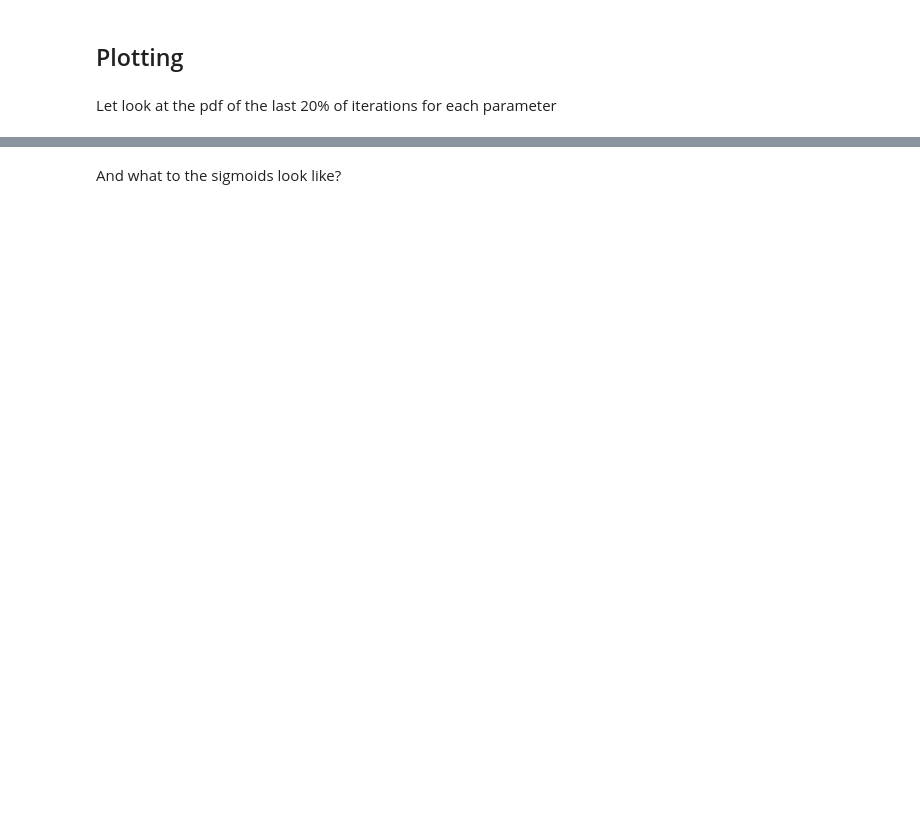
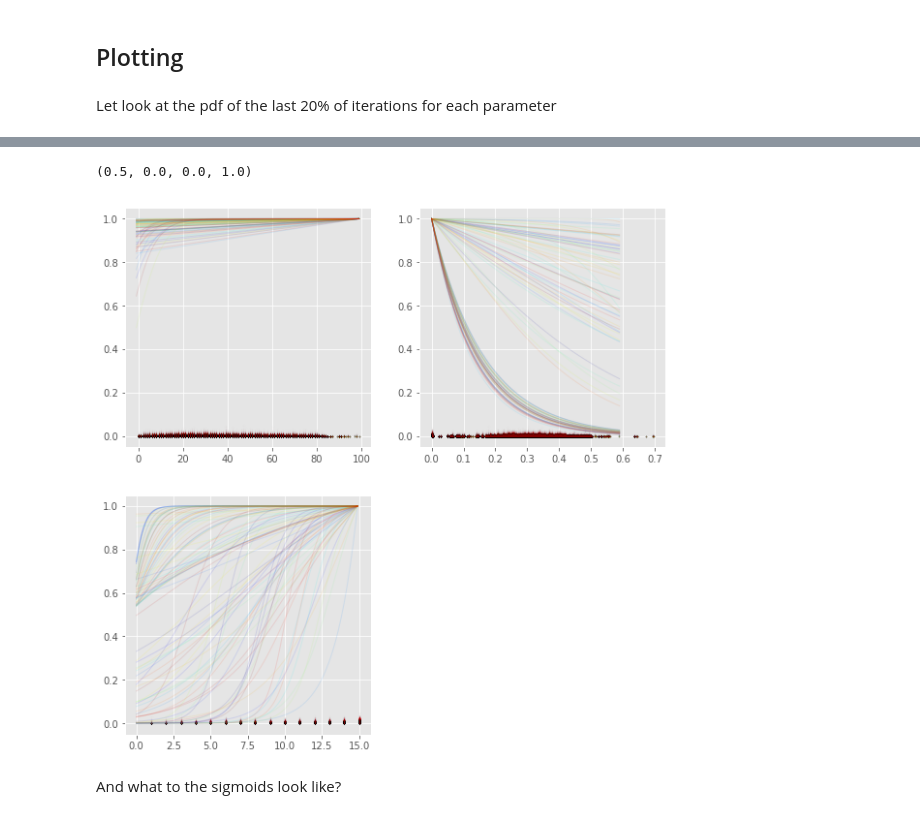
Before and after one commit to douglask3/fire_limitation, a Jupyter notebook: notebooks/bayesian_inference.ipynb, the cells around one changed output, grey strips where cells are left out. Drawn from its saved outputs; the diff is of its cells as text; code cells hidden in the pictures; blank space fills up the shorter version.

```diff
--- a/notebooks/bayesian_inference.ipynb
+++ b/notebooks/bayesian_inference.ipynb
@@ -382,0 +447,41 @@ for i in variables2Plot:
+# %%
+from pdb import set_trace as browser
+import matplotlib.colors as colors
+import matplotlib.cm as cmx
+
+nsamples = 100
+
+cNorm  = colors.Normalize(vmin=0, vmax=nsamples)
+jet = cm = plt.get_cmap('jet')
+
+scalarMap = cmx.ScalarMappable(norm=cNorm, cmap=jet)
+print(scalarMap.to_rgba(nsamples))
+
+psamples = np.random.choice(range(len(vals)), nsamples, replace = False)
+def plotControl(vname, x, x0, k, kscale = 1.0):
+
+    for i, j in zip(psamples, range(nsamples)):
+        plt.scatter(fd[vname].values, np.exp(-vals['a'][i] * fd["frp"].values) * vals["D_max"][i], c=scalarMap.to_rgba(j), s = 1, alpha = 0.01)
+
+        frp_sim = sigmoid(x, vals[x0][i], vals[k][i] * kscale, np.exp)
+        if kscale < 0.0:
+            frp_sim /= sigmoid(0.0, vals[x0][i], vals[k][i] * kscale, np.exp)
+        else:
+            frp_sim /= sigmoid(x.max(), vals[x0][i], vals[k][i] * kscale, np.exp)
+
+        plt.plot(x, frp_sim, c = scalarMap.to_rgba(j), alpha = 0.1,linewidth=1)
+
+
+plt.figure(figsize=(10, 10))
+plt.subplot(221)
+plotControl("tree_fraction",  np.arange(-1.0, 100.0), 'wood_0', 'wood_k')
+plt.subplot(222)
+plotControl("sm",  np.arange(0, 0.6, 0.01), 'moisture_0', 'moisture_k', -1.0)
+plt.subplot(223)
+plotControl("kalimantan_peat",  np.arange(0, 15, 0.1), 'peat_0', 'peat_k')
+#plt.gca().set_yscale('log')
+#plt.gca().set_xscale('log')
+#plt.xlim(0.1, 100)
+# %% [output]
+(0.5, 0.0, 0.0, 1.0)
+[figure, added]
```
Also changed, not shown: parts of 16 cells of this notebook.
